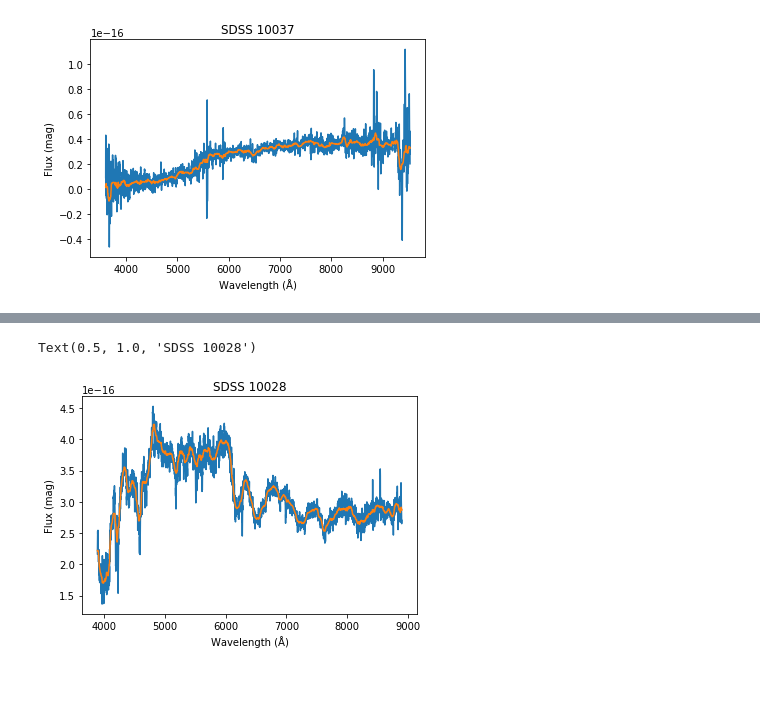
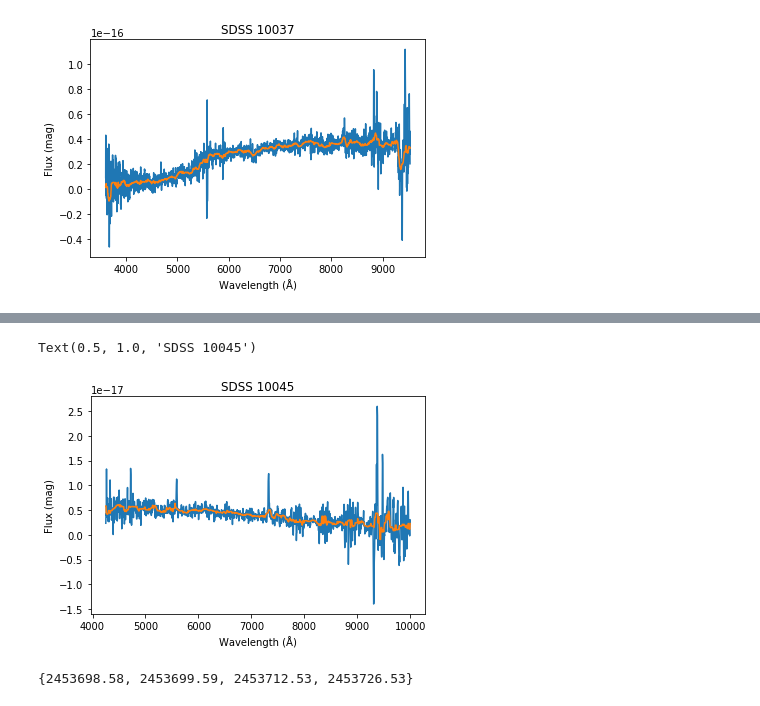
Before and after one commit to mwvgroup/SN-Spectral-Evolution, a Jupyter notebook: spectral_filtering.ipynb, the cells around one changed output, grey strips where cells are left out. Drawn from its saved outputs; the diff is of its cells as text; code cells hidden in the pictures.

```diff
--- a/spectral_filtering.ipynb
+++ b/spectral_filtering.ipynb
@@ -395,11 +131,0 @@ Text(0.5, 1.0, 'CSP 2006os')
-# %%
-median_filter(sdss10028_data['flux'],size=70)
-filtered_flux3=median_filter(sdss10028_data['flux'],size=70)
-plt.plot(sdss10028_data['wavelength'],sdss10028_data['flux'])
-plt.plot(sdss10028_data['wavelength'],filtered_flux3)
-plt.xlabel('Wavelength (Å)')
-plt.ylabel('Flux (mag)')
-plt.title('SDSS 10028')
-# %% [output]
-Text(0.5, 1.0, 'SDSS 10028')
-[figure, removed]
@@ -405,0 +135,17 @@ Text(0.5, 1.0, 'SDSS 10028')
+# %%
+median_filter(sdss10045_filtereddata['flux'],size = 20)
+filtered_flux3 = median_filter(sdss10045_filtereddata['flux'],size = 20)
+plt.plot(sdss10045_filtereddata['wavelength'],sdss10045_filtereddata['flux'])
+plt.plot(sdss10045_filtereddata['wavelength'],filtered_flux3)
+plt.xlabel('Wavelength (Å)')
+plt.ylabel('Flux (mag)')
+plt.title('SDSS 10045')
+#doesn't appear to be a Ia supernova
+# %% [output]
+Text(0.5, 1.0, 'SDSS 10045')
+[figure, added]
+# %%
+kc_data = dr1.get_data_for_id('2005kc')
+set(kc_data['time'])
+# %% [output]
+{2453698.58, 2453699.59, 2453712.53, 2453726.53}
```
Also changed, not shown: parts of 72 cells of this notebook.
